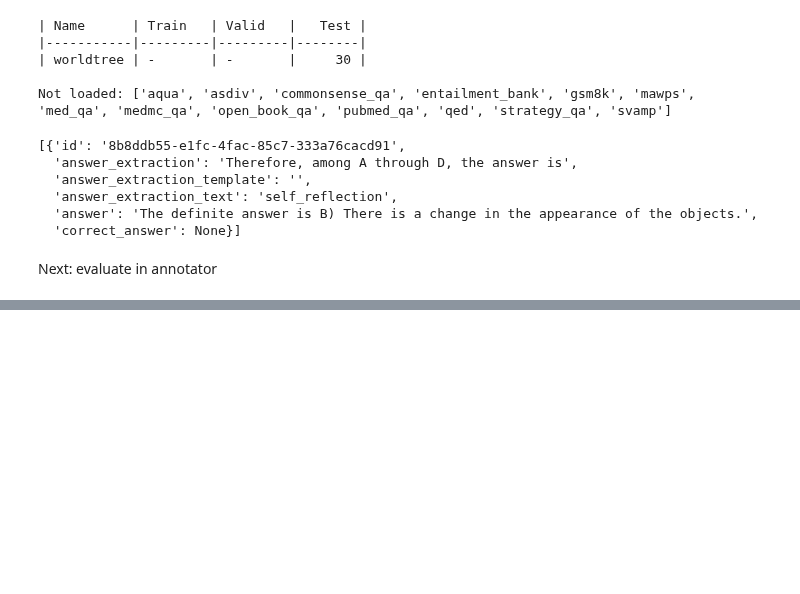
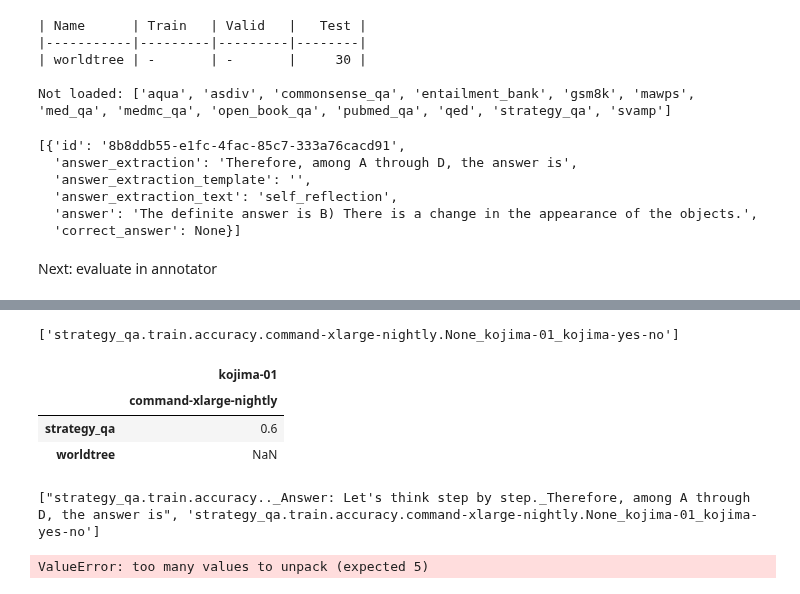
Before and after one commit to OpenBioLink/ThoughtSource, a Jupyter notebook: notebooks/langchain_experiments.ipynb, the cells around one changed output, grey strips where cells are left out. Drawn from its saved outputs; the diff is of its cells as text; code cells hidden in the pictures; blank space fills up the shorter version.

```diff
--- a/notebooks/langchain_experiments.ipynb
+++ b/notebooks/langchain_experiments.ipynb
@@ -45,3 +47,19 @@ from langchain.chains import SequentialChain
 reflect_overall_chain = SequentialChain(chains=[reflect_chain, reflect_answer_chain],input_variables=["question","answer_choices","cot_trigger","answer_extraction",'cot','answer','reflection_prompt','reflect_answer_extraction'],
         output_variables=["reflection", "reflection_answer"],
         verbose=True)
+# %%
+instruction = "Answer the following question through step-by-step reasoning."
+question = "Animals may fight, make threatening sounds, and act aggressively toward members of the same species. These behaviors usually occur as the result of",
+answer_choices = [
+                    "competition",
+                    "conservation",
+                    "decomposition",
+                    "pollution"
+                ]
+cot_trigger = "Answer: Let's think step by step."
+cot = "Aggression is needed to defend something, one needs to defend their spot when they are in competition"
+answer_extraction = "Therefore, the answer is"
+answer = "competition"
+reflection_prompt = "do you agree with the cot yes or no"
+reflection = "Great reasoning mate!"
+reflect_answer_extraction = "Based on the text above the answer is:"
@@ -53,4 +96,4 @@ worldtree_10 = cot_dataset.select(split="train", number_samples = 10, random_sam
 # %%
-coll = Collection.load_thoughtsource_100(names='worldtree',load_pregenerated_cots=True)
+coll = Collection.load_thoughtsource_100(names='strategy_qa',load_pregenerated_cots=True) #random_sample=False?
 coll = coll.select(split="all", number_samples=30)
-coll.select_generated_cots(cot_trigger = "kojima-01", api_service='openai') #have one
+coll.select_generated_cots(cot_trigger = "kojima-01", api_service='cohere') #have one
@@ -171,0 +381,17 @@ Next: evaluate in annotator
+# %%
+from cot.stats import evaluation_as_table
+eval = coll.evaluate()
+evaluation_as_table(eval)
+# %% [output]
+['strategy_qa.train.accuracy.command-xlarge-nightly.None_kojima-01_kojima-yes-no']
+|  | kojima-01 |
+|  | command-xlarge-nightly |
+| strategy_qa | 0.6 |
+| worldtree | NaN |
+# %%
+from cot.stats import evaluation_as_table
+eval = collect.evaluate()
+evaluation_as_table(eval)
+# %% [output]
+["strategy_qa.train.accuracy.._Answer: Let's think step by step._Therefore, among A through D, the answer is", 'strategy_qa.train.accuracy.command-xlarge-nightly.None_kojima-01_kojima-yes-no']
+ValueError: too many values to unpack (expected 5)
```
Also changed, not shown: parts of 23 cells of this notebook, 5 other files.
